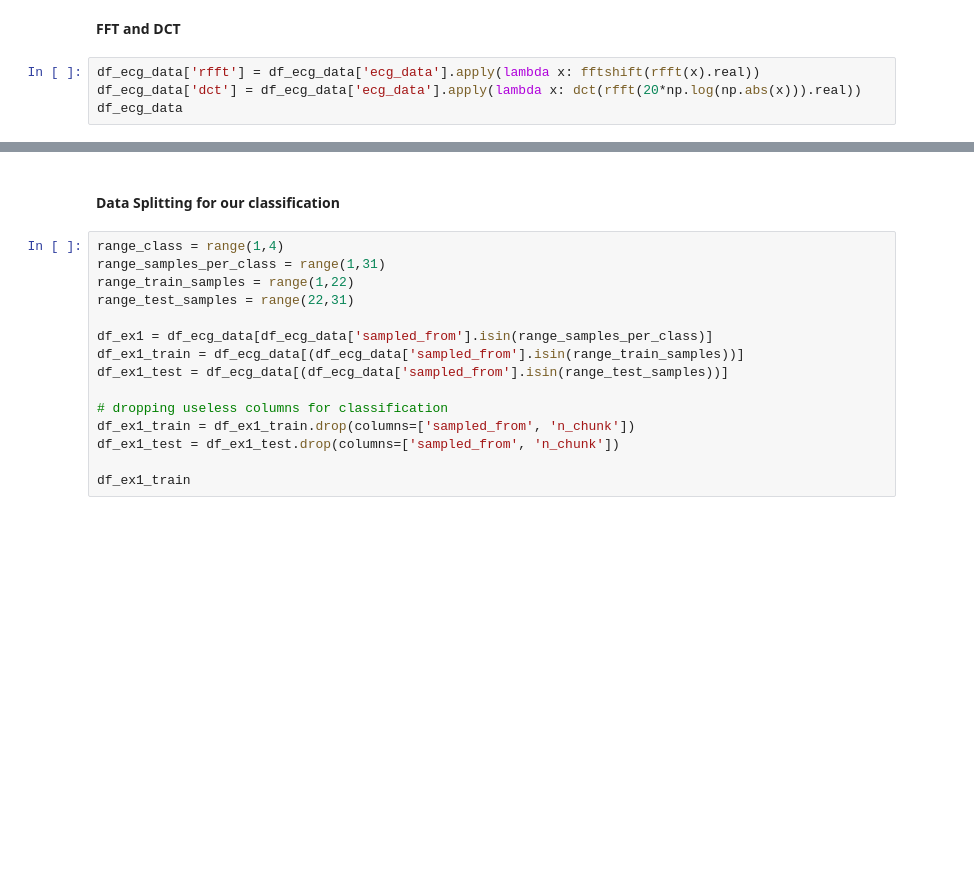
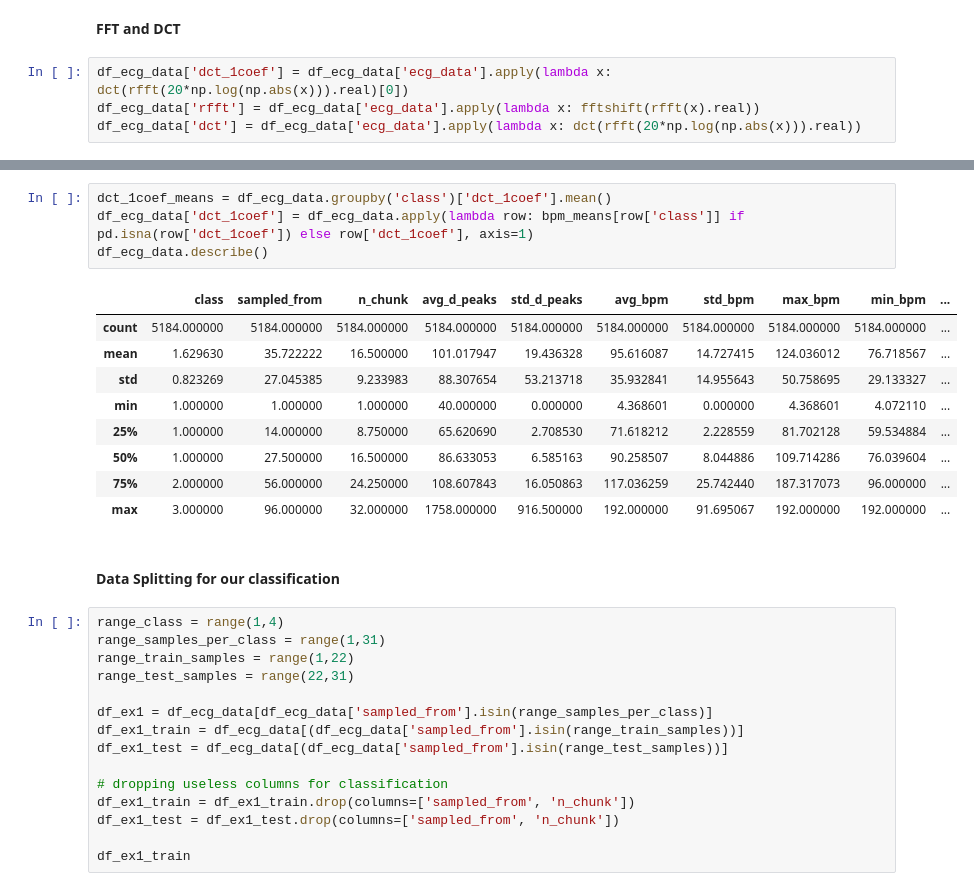
Before and after one commit to Javimh18/RESPT, a Jupyter notebook: Part-I/Lab3/lab3.ipynb, the cells around one changed output, grey strips where cells are left out. Cells and saved outputs as stored; diff of their text form; blank space fills up the shorter version.

```diff
--- a/Part-I/Lab3/lab3.ipynb
+++ b/Part-I/Lab3/lab3.ipynb
@@ -260,6 +333,6 @@ df_ecg_data['bpm'] = avg_bpm
 # %% [markdown]
 __FFT and DCT__
 # %%
+df_ecg_data['dct_1coef'] = df_ecg_data['ecg_data'].apply(lambda x: dct(rfft(20*np.log(np.abs(x))).real)[0])
 df_ecg_data['rfft'] = df_ecg_data['ecg_data'].apply(lambda x: fftshift(rfft(x).real))
 df_ecg_data['dct'] = df_ecg_data['ecg_data'].apply(lambda x: dct(rfft(20*np.log(np.abs(x))).real))
-df_ecg_data
@@ -280,3 +348,17 @@ df_ecg_data
+# %%
+dct_1coef_means = df_ecg_data.groupby('class')['dct_1coef'].mean()
+df_ecg_data['dct_1coef'] = df_ecg_data.apply(lambda row: bpm_means[row['class']] if pd.isna(row['dct_1coef']) else row['dct_1coef'], axis=1)
+df_ecg_data.describe()
+# %% [output]
+|  | class | sampled_from | n_chunk | avg_d_peaks | std_d_peaks | avg_bpm | std_bpm | max_bpm | min_bpm | ... |
+| count | 5184.000000 | 5184.000000 | 5184.000000 | 5184.000000 | 5184.000000 | 5184.000000 | 5184.000000 | 5184.000000 | 5184.000000 | ... |
+| mean | 1.629630 | 35.722222 | 16.500000 | 101.017947 | 19.436328 | 95.616087 | 14.727415 | 124.036012 | 76.718567 | ... |
+| std | 0.823269 | 27.045385 | 9.233983 | 88.307654 | 53.213718 | 35.932841 | 14.955643 | 50.758695 | 29.133327 | ... |
+| min | 1.000000 | 1.000000 | 1.000000 | 40.000000 | 0.000000 | 4.368601 | 0.000000 | 4.368601 | 4.072110 | ... |
+| 25% | 1.000000 | 14.000000 | 8.750000 | 65.620690 | 2.708530 | 71.618212 | 2.228559 | 81.702128 | 59.534884 | ... |
+| 50% | 1.000000 | 27.500000 | 16.500000 | 86.633053 | 6.585163 | 90.258507 | 8.044886 | 109.714286 | 76.039604 | ... |
+| 75% | 2.000000 | 56.000000 | 24.250000 | 108.607843 | 16.050863 | 117.036259 | 25.742440 | 187.317073 | 96.000000 | ... |
+| max | 3.000000 | 96.000000 | 32.000000 | 1758.000000 | 916.500000 | 192.000000 | 91.695067 | 192.000000 | 192.000000 | ... |
 # %% [markdown]
 #### Data Splitting for our classification
 # %%
```
Also changed, not shown: parts of 19 cells of this notebook.
